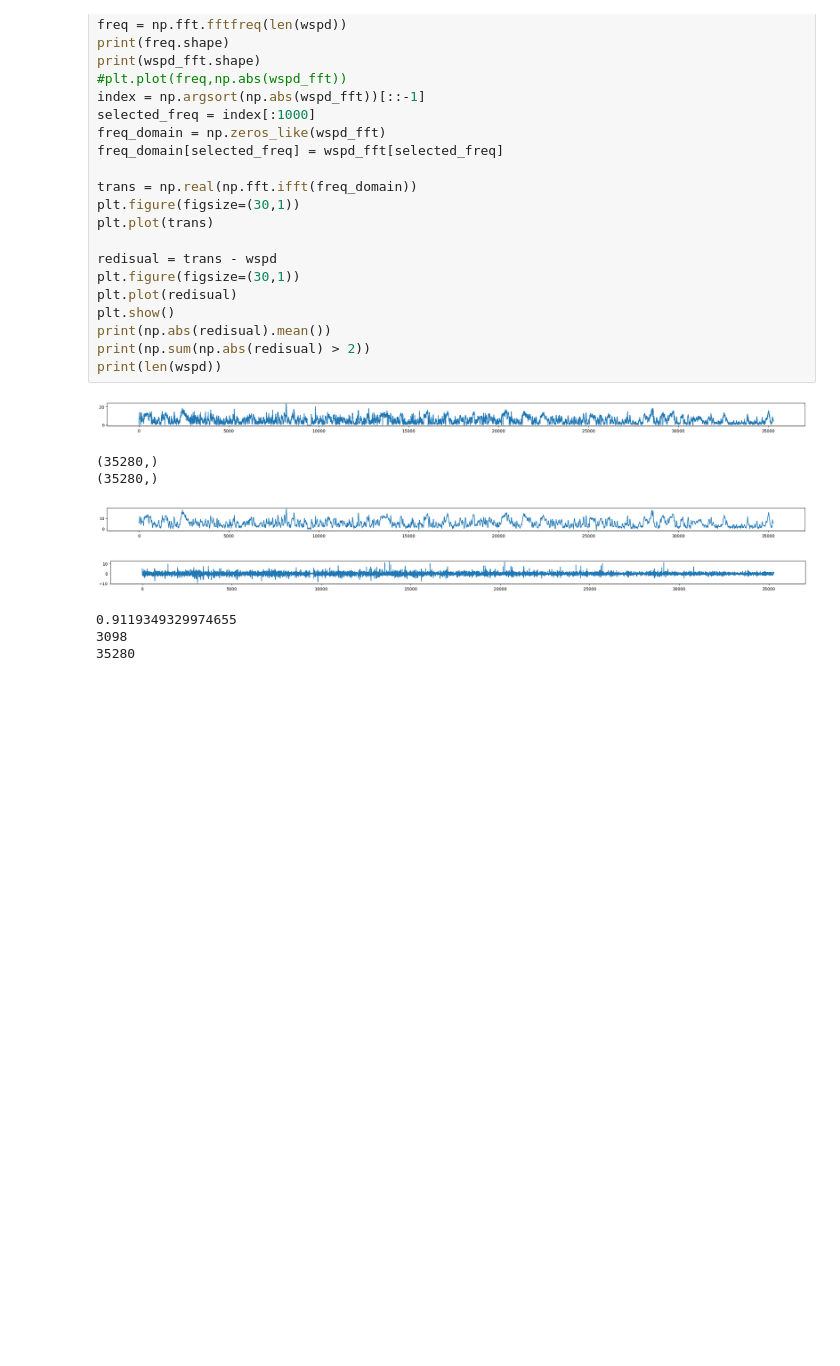
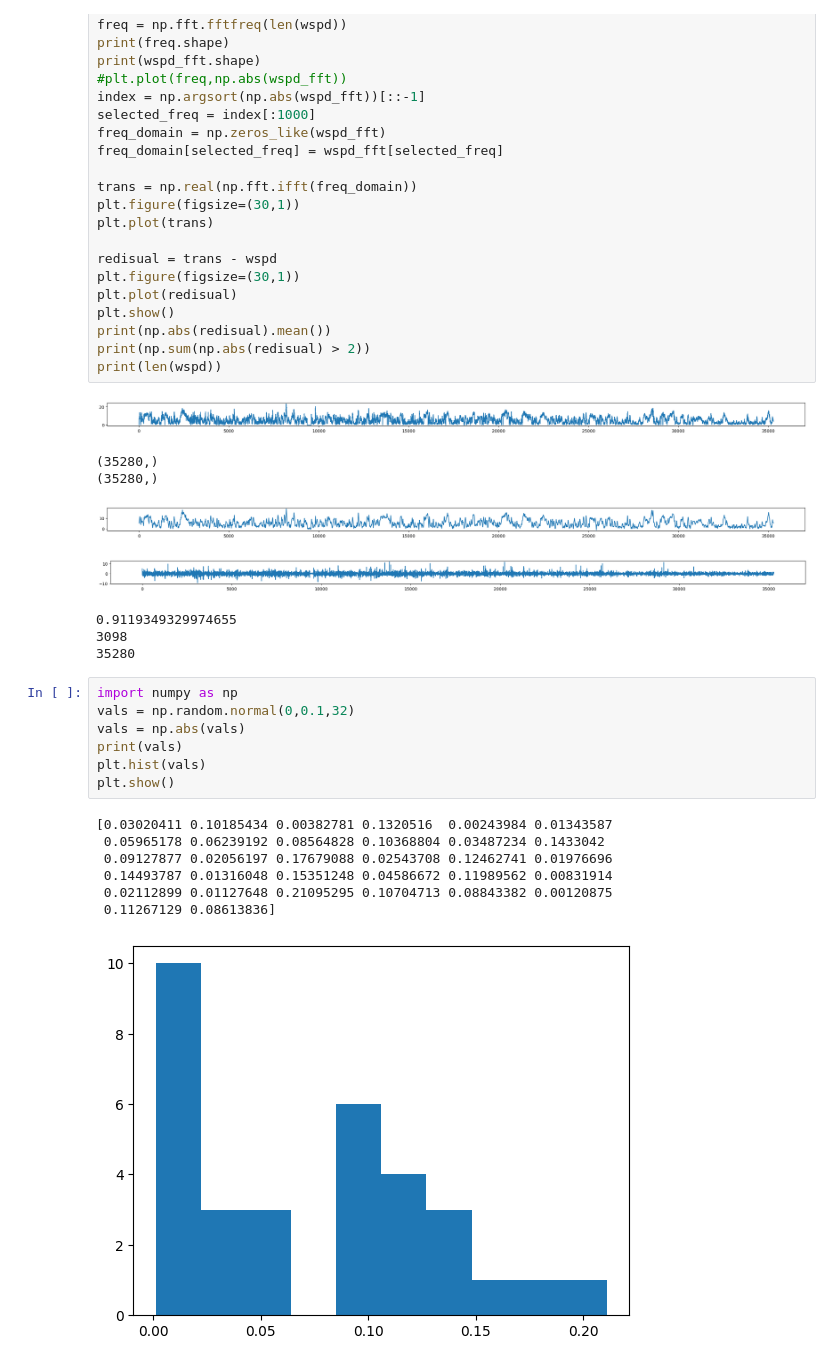
Before and after one commit to yellow378/TSF, a Jupyter notebook: analysis/LongYuan/fft.ipynb, the cells around one changed output. Cells and saved outputs as stored; diff of their text form; blank space fills up the shorter version.

```diff
--- a/analysis/LongYuan/fft.ipynb
+++ b/analysis/LongYuan/fft.ipynb
@@ -111,3 +144,18 @@ print(len(wspd))
 0.9119349329974655
 3098
 35280
+# %%
+import numpy as np
+vals = np.random.normal(0,0.1,32)
+vals = np.abs(vals)
+print(vals)
+plt.hist(vals)
+plt.show()
+# %% [output]
+[0.03020411 0.10185434 0.00382781 0.1320516  0.00243984 0.01343587
+ 0.05965178 0.06239192 0.08564828 0.10368804 0.03487234 0.1433042
+ 0.09127877 0.02056197 0.17679088 0.02543708 0.12462741 0.01976696
+ 0.14493787 0.01316048 0.15351248 0.04586672 0.11989562 0.00831914
+ 0.02112899 0.01127648 0.21095295 0.10704713 0.08843382 0.00120875
+ 0.11267129 0.08613836]
+[figure, added]
```
Also changed, not shown: parts of 3 cells of this notebook, 1 other file.
